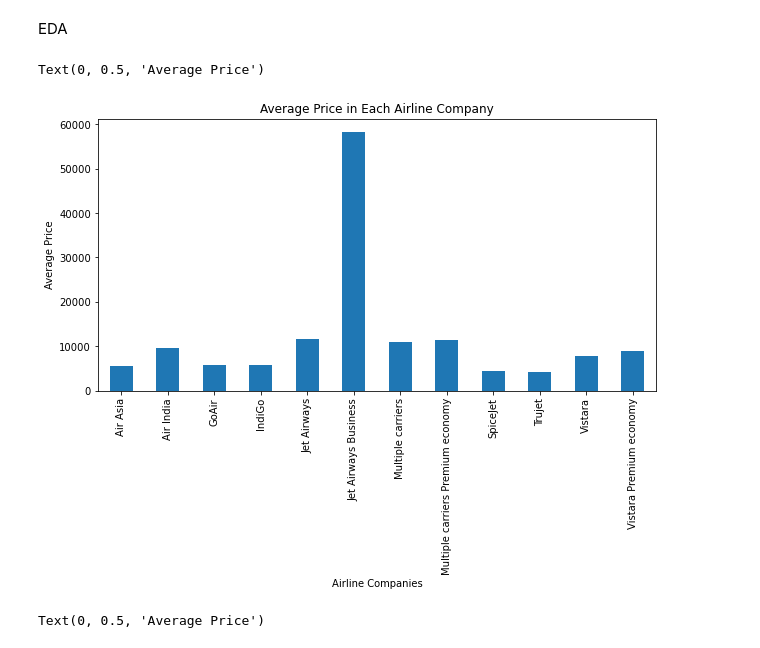
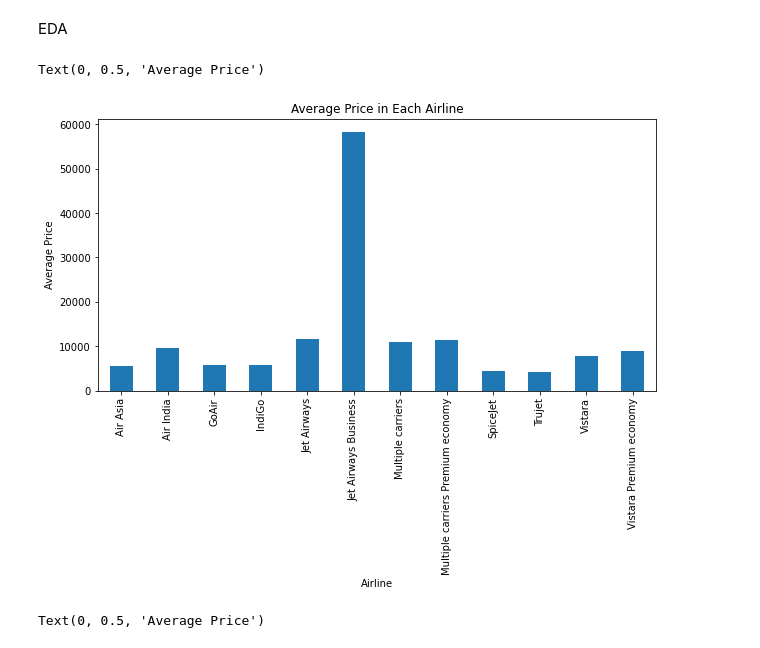
Before and after one commit to aeprogress/flights-price-ml, a Jupyter notebook: src/Hanadi.ipynb, the cells around one changed output. Cells and saved outputs as stored; diff of their text form; code cells hidden in the pictures.

```diff
--- a/src/Hanadi.ipynb
+++ b/src/Hanadi.ipynb
@@ -41,20 +41,20 @@ memory usage: 899.2+ KB
 # %% [markdown]
 EDA
 # %%
-#What's the average price in each airline company?
+#What's the average price in each airline?
 
 fig = plt.figure(figsize=(10,5))
 average_airline_price = df.groupby('airline')['price'].mean()
 average_airline_price.plot.bar(x = 'airlines', rot=90)
 #df.sort_values('airline',inplace=True) << I WANT TO ARRANGE IT IN DESCENDING
-plt.title("Average Price in Each Airline Company")
-plt.xlabel("Airline Companies")
+plt.title("Average Price in Each Airline")
+plt.xlabel("Airline")
 plt.ylabel("Average Price")
 
 ##Jet Airways Business has the heighest average price, whereas Trujet has the lowest.
 # %% [output]
 Text(0, 0.5, 'Average Price')
-[figure, old version]
+[figure, new version]
 # %%
 #What's the average price according to the number of total stops between the source and destinatio?
 
```
Also changed, not shown: parts of 3 cells of this notebook, 1 other file.
